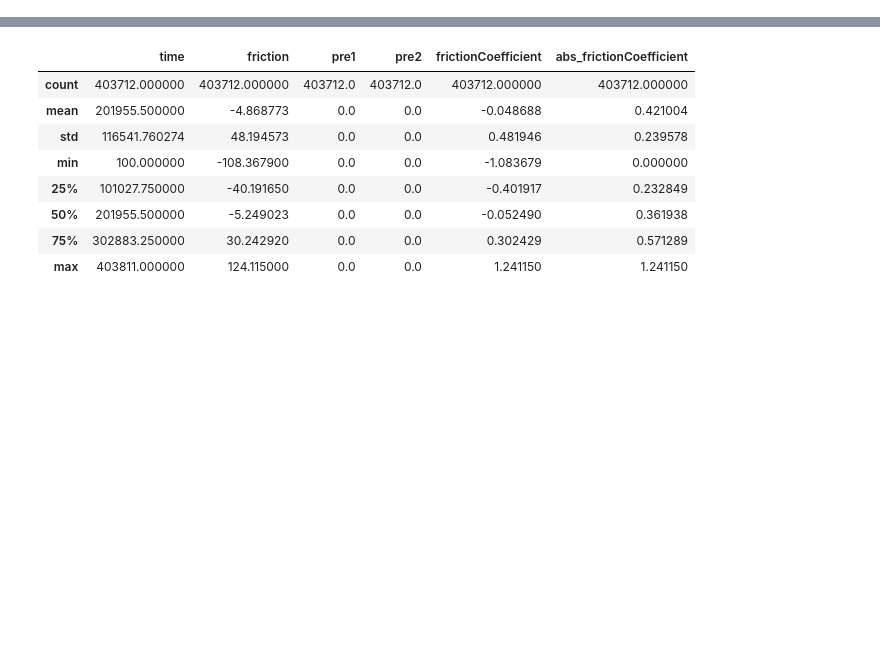
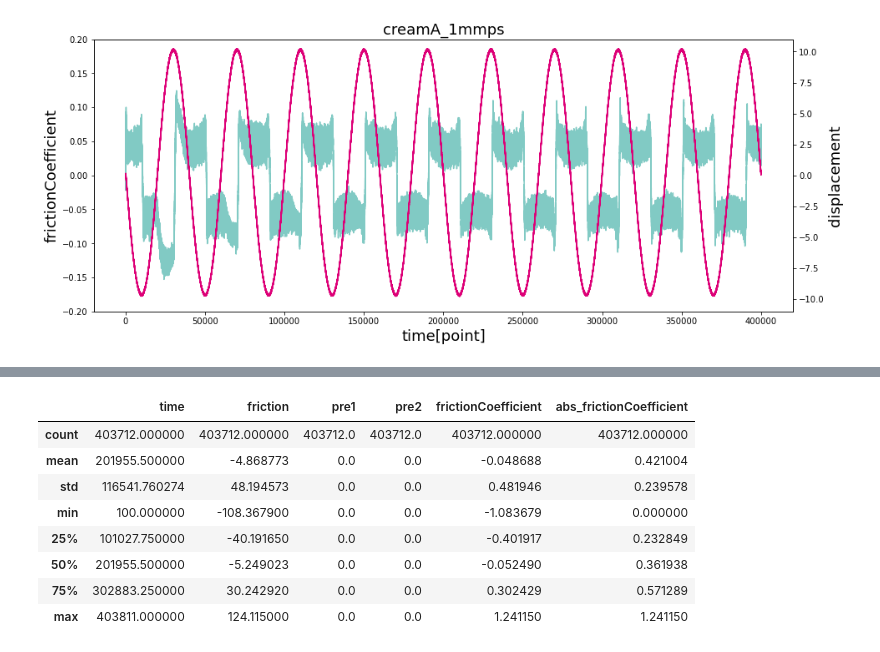
Before and after one commit to NagiYoshitsugu/Friction, a Jupyter notebook: 210115.ipynb, the cells around one changed output, grey strips where cells are left out. Saved outputs shown, nothing was run; the diff lists cells and outputs as text; code cells hidden in the pictures; blank space fills up the shorter version.

```diff
--- a/210115.ipynb
+++ b/210115.ipynb
@@ -50,4 +51,19 @@ MergeError: No common columns to perform merge on. Merge options: left_on=None,
 # %%
+# creamA_1mmps
+v_inst_creamA_1mmps = FrictionData('creamA_1mmps', v_data_conditions)
+# creamA_0mmps
+v_inst_creamA_10mmps = FrictionData('creamA_10mmps', v_data_conditions)
+# creamA_40mmps
+v_inst_creamA_40mmps = FrictionData('creamA_40mmps', v_data_conditions)
+
+
+# creamB_1mmps
+v_inst_creamB_1mmps = FrictionData('creamB_1mmps', v_data_conditions)
+# creamB_0mmps
+v_inst_creamB_10mmps = FrictionData('creamB_10mmps', v_data_conditions)
+# creamB_40mmps
+v_inst_creamB_40mmps = FrictionData('creamB_40mmps', v_data_conditions)
+
 # creamA_1mmps_N01
 v_inst_creamA_1mmps_N01 = FrictionData('chifure-1mm-N=_01', v_data_conditions)
 # creamA_1mmps_N02
@@ -171,0 +135,4 @@ v_inst_creamA_1mmps_N02.decompose_abs(v_range_dcp)
+# %%
+v_inst_creamA_1mmps.plot_rawData(v_range_rawData_sin)
+# %% [output]
+[figure, added]
```
Also changed, not shown: parts of 79 cells of this notebook.
